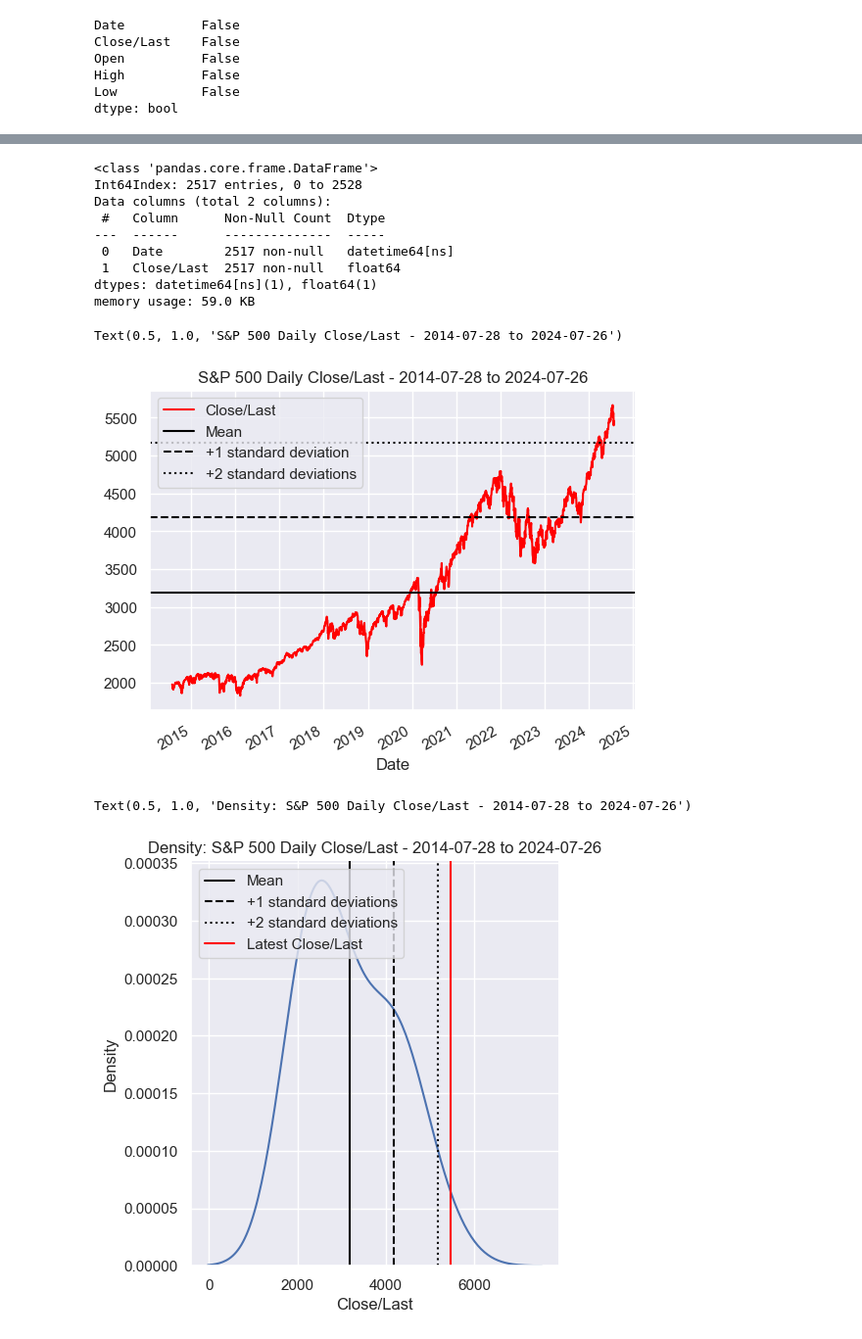
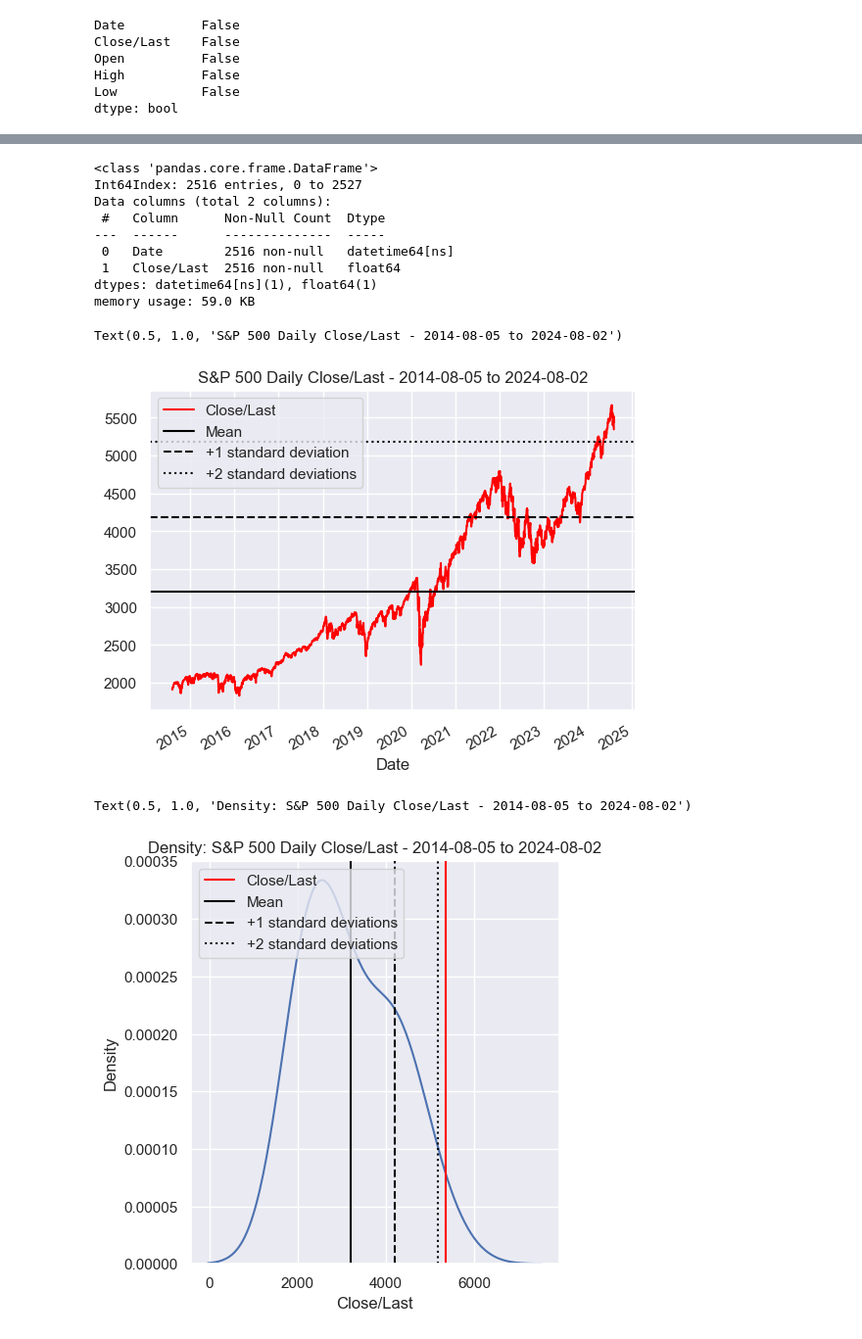
Before and after one commit to JohnBroberg/StockMarketSigma, a Jupyter notebook: StockMarketSigma.ipynb, the cells around one changed output, grey strips where cells are left out. Shown at 98% size. Drawn from its saved outputs; the diff is of its cells as text; code cells hidden in the pictures.

Commit message:
refresh data 8/5

```diff
--- a/StockMarketSigma.ipynb
+++ b/StockMarketSigma.ipynb
@@ -26,7 +26,7 @@ import numpy as np
 import matplotlib.pyplot as plt
 import seaborn as sns
 
-data = 'HistoricalData_1722201635660.csv'
+data = 'HistoricalData_1722891308731.csv'
 df = pd.read_csv(data)
 
 df
@@ -144,12 +144,12 @@ df1['Date'] = pd.to_datetime(df1['Date'], format = "%m/%d/%Y" )
 df1.info()
 # %% [output]
 <class 'pandas.core.frame.DataFrame'>
-Int64Index: 2517 entries, 0 to 2528
+Int64Index: 2516 entries, 0 to 2527
 Data columns (total 2 columns):
  #   Column      Non-Null Count  Dtype
 ---  ------      --------------  -----
- 0   Date        2517 non-null   datetime64[ns]
- 1   Close/Last  2517 non-null   float64
+ 0   Date        2516 non-null   datetime64[ns]
+ 1   Close/Last  2516 non-null   float64
 dtypes: datetime64[ns](1), float64(1)
 memory usage: 59.0 KB
 # %%
@@ -173,24 +173,24 @@ plt.axhline(sigma2, color='black', linestyle=':', label='+2 standard deviations'
 plt.legend()
 plt.title(f'S&P 500 Daily Close/Last - {date_start} to {date_end}')
 # %% [output]
-Text(0.5, 1.0, 'S&P 500 Daily Close/Last - 2014-07-28 to 2024-07-26')
+Text(0.5, 1.0, 'S&P 500 Daily Close/Last - 2014-08-05 to 2024-08-02')
 [figure]
 # %%
 # Using Kernal Density Estimation (kde) to approximate probability density function
 # https://seaborn.pydata.org/tutorial/distributions.html #kernel-density-estimation
 #bw_adjust: adjust bandwidth to smoothe out modalities
 
 sns.displot(df1['Close/Last'], kind='kde', bw_adjust=3.0)
 
+plt.axvline(close_current, color=c, label='Close/Last')
 plt.axvline(close_mean, color='black', label='Mean')
 plt.axvline(sigma1, color='black', linestyle='--', label='+1 standard deviations')
 plt.axvline(sigma2, color='black', linestyle=':', label='+2 standard deviations')
-plt.axvline(close_current, color=c, label='Latest Close/Last')
 plt.legend(loc='upper left')
 plt.title(f'Density: S&P 500 Daily Close/Last - {date_start} to {date_end}')
 # %% [output]
-Text(0.5, 1.0, 'Density: S&P 500 Daily Close/Last - 2014-07-28 to 2024-07-26')
+Text(0.5, 1.0, 'Density: S&P 500 Daily Close/Last - 2014-08-05 to 2024-08-02')
-[figure, old version]
+[figure, new version]
 # %%
 z_score = (close_current - close_mean)/close_sd
 z_score
```
Also changed, not shown: parts of 13 cells of this notebook, 2 other files.
